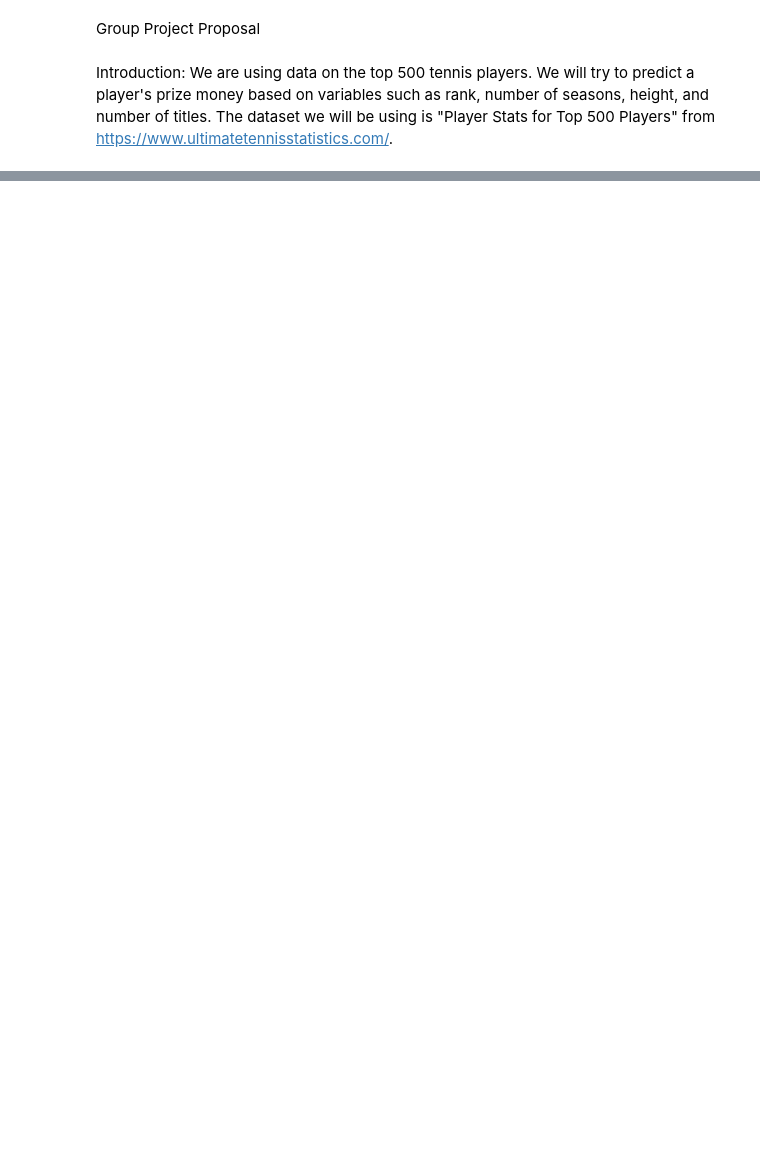
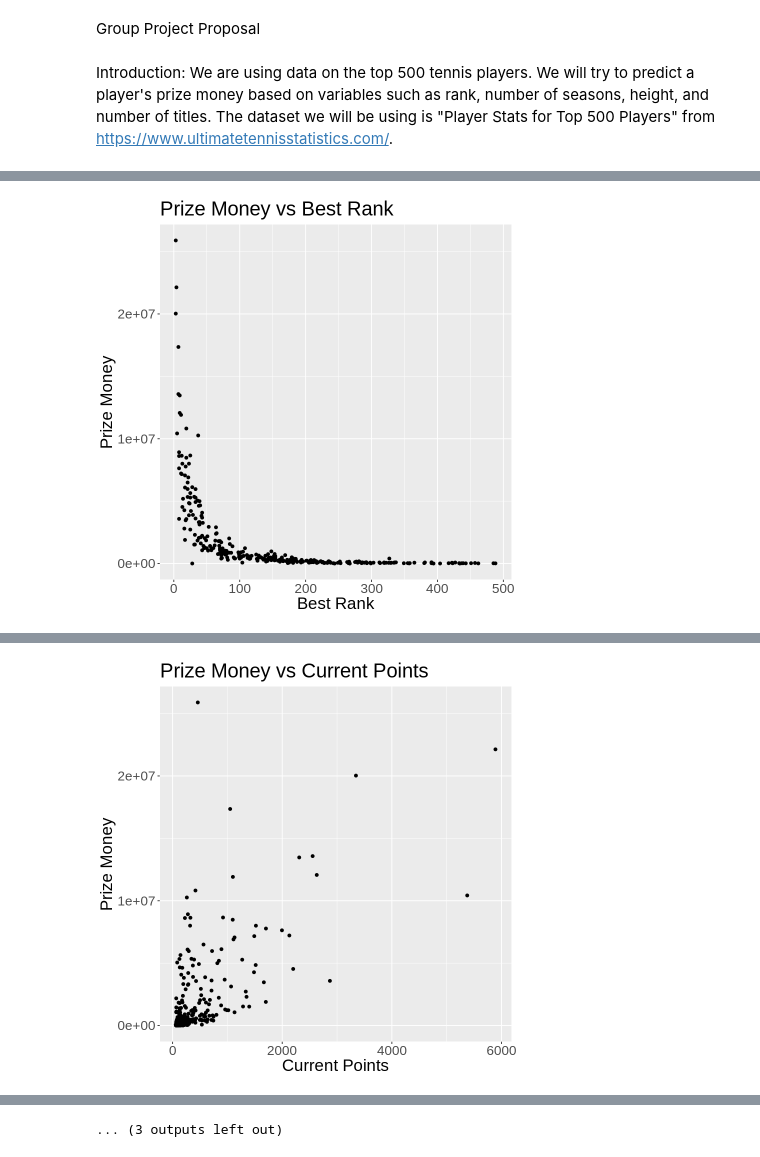
Before and after one commit to dscidyy/DSCI-100-Group-Project, a Jupyter notebook: Proposal.ipynb, the cells around one changed output, grey strips where cells are left out. Drawn from its saved outputs; the diff is of its cells as text; code cells hidden in the pictures; blank space fills up the shorter version.

```diff
--- a/Proposal.ipynb
+++ b/Proposal.ipynb
@@ -120,0 +155,50 @@ Warning message:
+# %%
+Best_Rank_plot<-player_stats_training%>%
+    ggplot(aes(x=Best.Rank, y=Prize.Money))+
+    geom_point() +
+    labs(x="Best Rank", y ="Prize Money", title = "Prize Money vs Best Rank")+
+    theme(text = element_text(size = 20))
+Current_Points_plot<-player_stats_training%>%
+    ggplot(aes(x=Current.Points, y=Prize.Money))+
+    geom_point() +
+    labs(x="Current Points", y ="Prize Money", title = "Prize Money vs Current Points")+
+    theme(text = element_text(size = 20))
+Current_Rank_plot<-player_stats_training%>%
+    ggplot(aes(x=Current.Rank, y=Prize.Money))+
+    geom_point() +
+    labs(x="Current Rank", y ="Prize Money", title = "Prize Money vs Current Rank")+
+    theme(text = element_text(size = 20))
+Current_Elo_Rank_plot<-player_stats_training%>%
+    ggplot(aes(x=Current.Elo.Rank, y=Prize.Money))+
+    geom_point() +
+    labs(x="Current Elo Rank", y ="Prize Money", title = "Prize Money vs Current Elo Rank")+
+    theme(text = element_text(size = 20))
+Current_Elo_Rating_plot<-player_stats_training%>%
+    ggplot(aes(x=Current.Elo.Rating, y=Prize.Money))+
+    geom_point() +
+    labs(x="Current Elo Rating", y ="Prize Money", title = "Prize Money vs Current Elo Rating")+
+    theme(text = element_text(size = 20))
+Best_Elo_Rank_plot<-player_stats_training%>%
+    ggplot(aes(x=Best.Elo.Rank, y=Prize.Money))+
+    geom_point() +
+    labs(x="Best Elo Rank", y ="Prize Money", title = "Prize Money vs Best Elo Rank")+
+    theme(text = element_text(size = 20))
+Peak_Elo_Rating_plot<-player_stats_training%>%
+    ggplot(aes(x=Peak.Elo.Rating, y=Prize.Money))+
+    geom_point() +
+    labs(x="Peak Elo Rating", y ="Prize Money", title = "Prize Money vs Peak Elo Rating")+
+    theme(text = element_text(size = 20))
+Seasons_plot<-player_stats_training%>%
+    ggplot(aes(x=Seasons, y=Prize.Money))+
+    geom_point() +
+    labs(x="Seasons", y ="Prize Money", title = "Prize Money vs Seasons")+
+    theme(text = element_text(size = 20))
+Best_Rank_plot
+Current_Points_plot
+Current_Rank_plot
+Current_Elo_Rank_plot
+Current_Elo_Rating_plot
+Best_Elo_Rank_plot
+Peak_Elo_Rating_plot
+Seasons_plot
+# %% [output]
@@ -120,0 +207 @@ Warning message:
+[figure, added]
@@ -120,0 +210 @@ Warning message:
+[figure, added]
@@ -121,2 +223,3 @@ Warning message:
+... (3 outputs left out)
 # %% [markdown]
 Methods:
```
Also changed, not shown: parts of 7 cells of this notebook, 1 other file.
